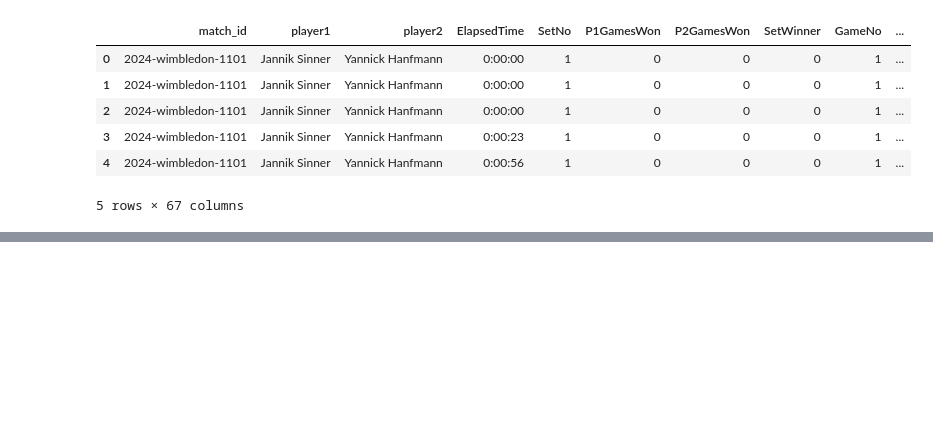
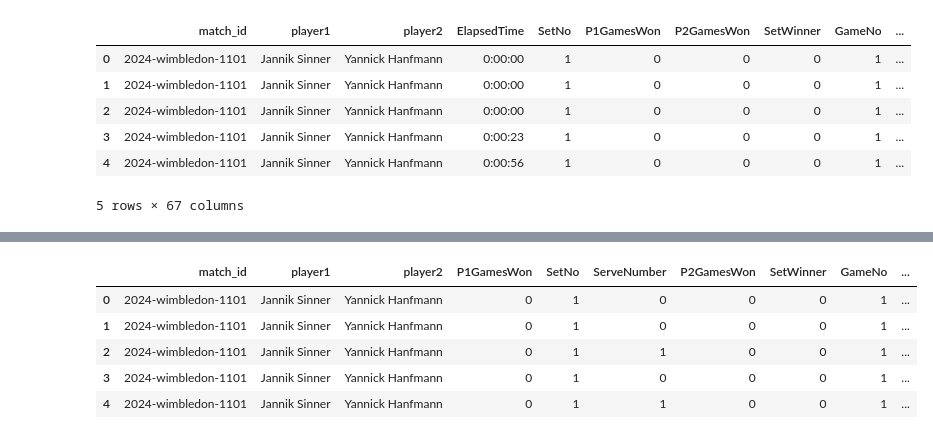
Before and after one commit to lelegod/dtu_mlops_group99, a Jupyter notebook: notebooks/data.ipynb, the cells around one changed output, grey strips where cells are left out. Drawn from its saved outputs; the diff is of its cells as text; code cells hidden in the pictures; blank space fills up the shorter version.

```diff
--- a/notebooks/data.ipynb
+++ b/notebooks/data.ipynb
@@ -15,8 +16,8 @@ df_match_raw.head()
 | 3 | 2024-wimbledon-1104 | 2024 | wimbledon | 1104 | Daniel Elahi Galan | Tallon Griekspoor | NaN | NaN | NaN | NaN | ... |
 | 4 | 2024-wimbledon-1105 | 2024 | wimbledon | 1105 | Nicolas Jarry | Denis Shapovalov | NaN | NaN | NaN | NaN | ... |
 # %%
-df_points_raw = pd.read_csv("../data/raw/2024-wimbledon-points.csv")
-df_points_raw.head()
+df_point_raw = pd.read_csv("../data/raw/2024-wimbledon-points.csv")
+df_point_raw.head()
 # %% [output]
 |  | match_id | ElapsedTime | SetNo | P1GamesWon | P2GamesWon | SetWinner | GameNo | GameWinner | PointNumber | ... |
 | 0 | 2024-wimbledon-1101 | 0:00:00 | 1 | 0 | 0 | 0 | 1 | 0 | 0X | ... |
@@ -27,7 +28,7 @@ df_points_raw.head()
 5 rows × 65 columns
 # %%
 df_matches_raw_sub = df_match_raw[["match_id", "player1", "player2"]]
-joint_df = pd.merge(df_matches_raw_sub, df_points_raw, on="match_id", how="left")
+joint_df = pd.merge(df_matches_raw_sub, df_point_raw, on="match_id", how="left")
 joint_df.head()
 # %% [output]
 |  | match_id | player1 | player2 | ElapsedTime | SetNo | P1GamesWon | P2GamesWon | SetWinner | GameNo | ... |
@@ -40,6 +61,15 @@ joint_df.head()
 # %%
-important_features = [
-    'match_id', 'player1', 'player2', 'PointServer', 'ServeNumber',
-    'Prev_P1Score', 'Prev_P2Score', 'Prev_P1GamesWon', 'Prev_P2GamesWon',
-    'SetNo', 'P1Momentum', 'P2Momentum', 'ElapsedTime', 'ServerWins'
-]
+useful_columns = ['match_id', 'player1', 'player2', 'P1GamesWon', 'SetNo', 'ServeNumber',
+                  'P2GamesWon', 'SetWinner', 'GameNo', 'PointNumber',
+                  'PointWinner', 'PointServer', 'P1Score', 'P2Score', 'P1PointsWon',
+                  'P2PointsWon', 'P1Momentum', 'P2Momentum']
+# %%
+joint_df = joint_df[useful_columns]
+joint_df.head()
+# %% [output]
+|  | match_id | player1 | player2 | P1GamesWon | SetNo | ServeNumber | P2GamesWon | SetWinner | GameNo | ... |
+| 0 | 2024-wimbledon-1101 | Jannik Sinner | Yannick Hanfmann | 0 | 1 | 0 | 0 | 0 | 1 | ... |
+| 1 | 2024-wimbledon-1101 | Jannik Sinner | Yannick Hanfmann | 0 | 1 | 0 | 0 | 0 | 1 | ... |
+| 2 | 2024-wimbledon-1101 | Jannik Sinner | Yannick Hanfmann | 0 | 1 | 1 | 0 | 0 | 1 | ... |
+| 3 | 2024-wimbledon-1101 | Jannik Sinner | Yannick Hanfmann | 0 | 1 | 0 | 0 | 0 | 1 | ... |
+| 4 | 2024-wimbledon-1101 | Jannik Sinner | Yannick Hanfmann | 0 | 1 | 1 | 0 | 0 | 1 | ... |
```
Also changed, not shown: parts of 7 cells of this notebook, 2 other files.
